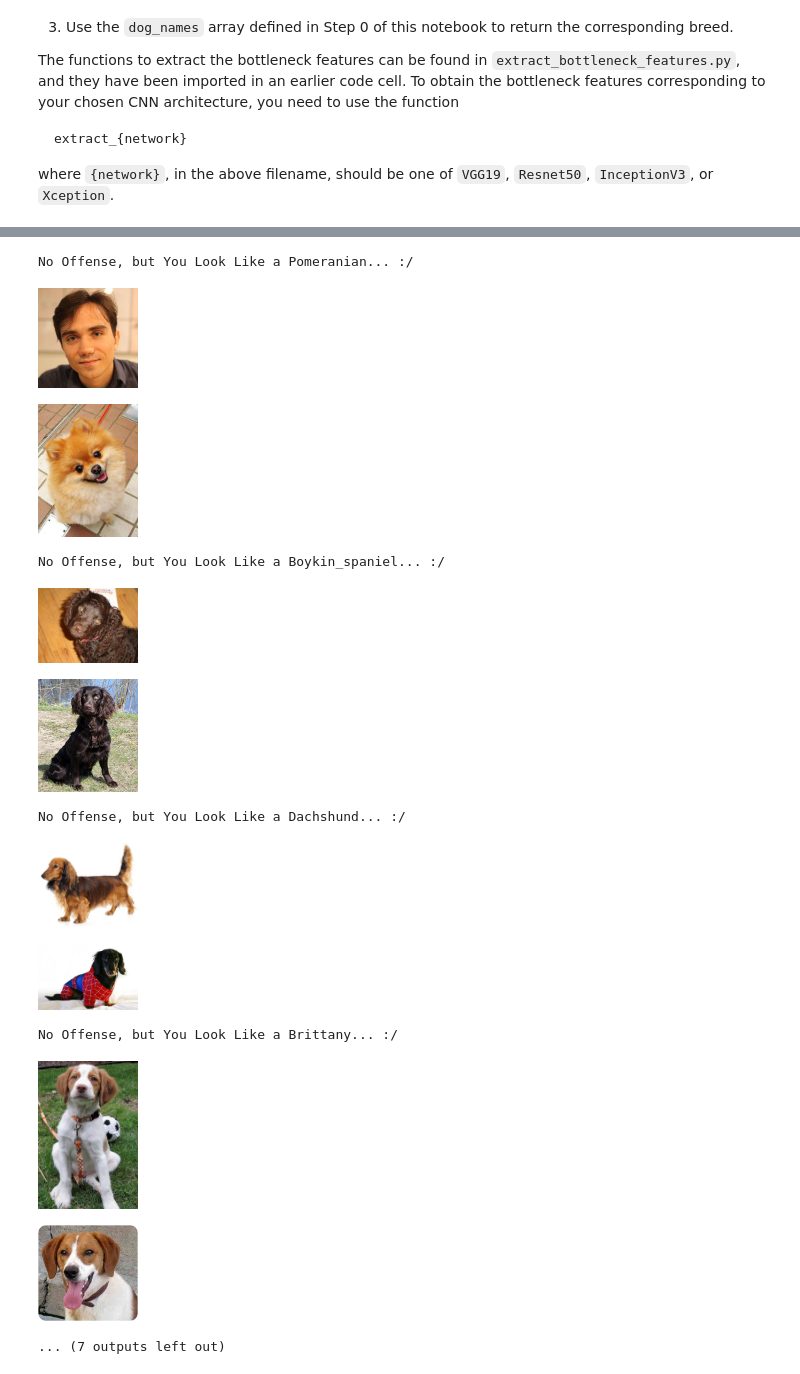
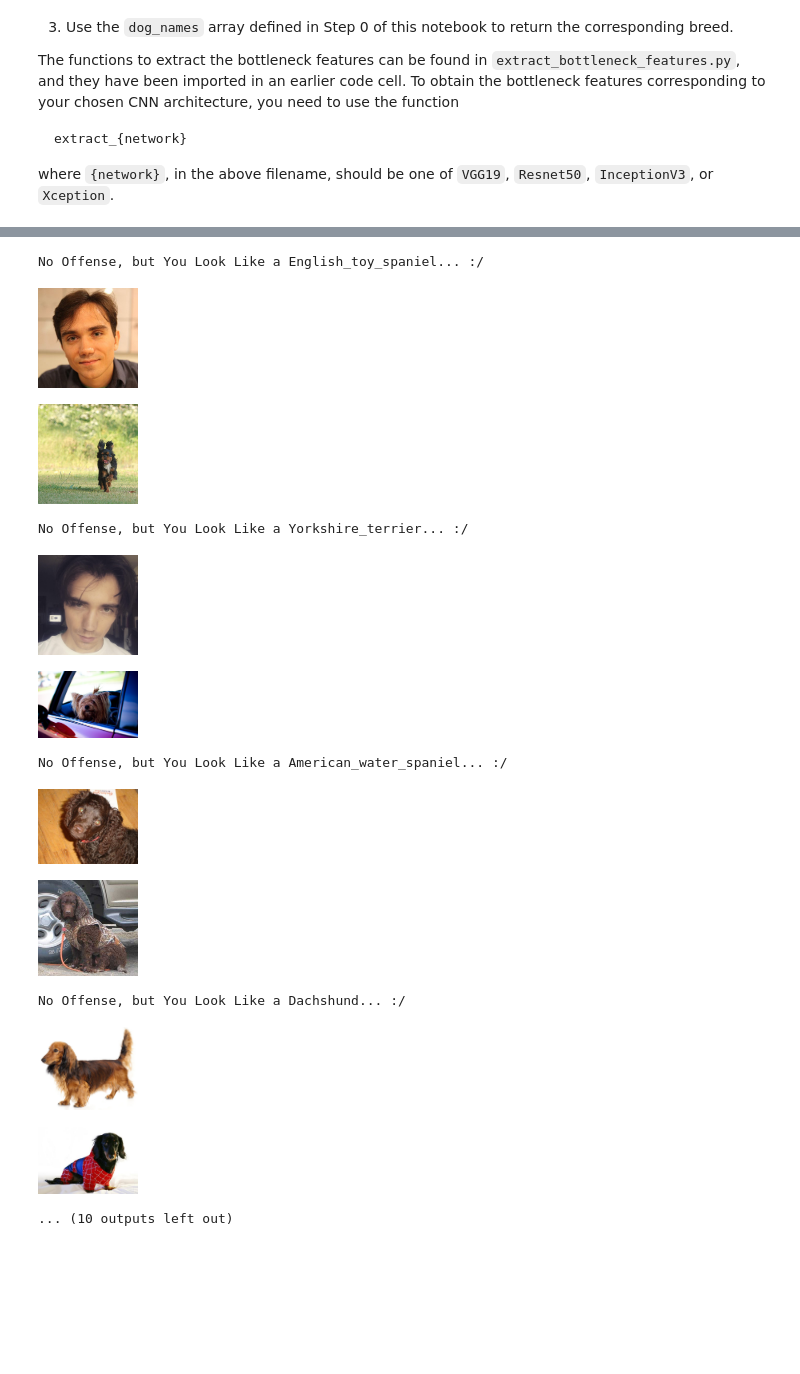
Before and after one commit to kino6052/dog-project, a Jupyter notebook: dog_app.ipynb, the cells around one changed output, grey strips where cells are left out. Cells and saved outputs as stored; diff of their text form; code cells hidden in the pictures; blank space fills up the shorter version.

```diff
--- a/dog_app.ipynb
+++ b/dog_app.ipynb
@@ -897,24 +900,25 @@ __Answer:__ The algorithm works great. I especially liked how it thinks I am Pom
 # %%
 ## TODO: Execute your algorithm from Step 6 on
 ## at least 6 images on your computer.
 ## Feel free to use as many code cells as needed.
 BreedRecognizer("images/Kirill-Novik-300.jpg").getBreedOutput().printImage().getDogImage()
+BreedRecognizer("images/nikita.jpg").getBreedOutput().printImage().getDogImage()
 BreedRecognizer("images/American_water_spaniel_00648.jpg").getBreedOutput().printImage().getDogImage()
 BreedRecognizer("images/dachshund-longhaired.jpg").getBreedOutput().printImage().getDogImage()
 BreedRecognizer("images/Brittany_02625.jpg").getBreedOutput().printImage().getDogImage()
 BreedRecognizer("images/Labrador_retriever_06449.jpg").getBreedOutput().printImage().getDogImage()
 BreedRecognizer("images/sample_cnn.png").getBreedOutput().printImage().getDogImage()
 # %% [output]
-No Offense, but You Look Like a Pomeranian... :/
+No Offense, but You Look Like a English_toy_spaniel... :/
 [figure]
-[figure, old version]
+[figure, new version]
-No Offense, but You Look Like a Boykin_spaniel... :/
+No Offense, but You Look Like a Yorkshire_terrier... :/
-[figure, old version]
+[figure, new version]
-[figure, old version]
+[figure, new version]
-No Offense, but You Look Like a Dachshund... :/
+No Offense, but You Look Like a American_water_spaniel... :/
-[figure, old version]
+[figure, new version]
-[figure, old version]
+[figure, new version]
-No Offense, but You Look Like a Brittany... :/
+No Offense, but You Look Like a Dachshund... :/
-[figure, old version]
+[figure, new version]
-[figure, old version]
+[figure, new version]
-... (7 outputs left out)
+... (10 outputs left out)
```
Also changed, not shown: parts of 6 cells of this notebook.
